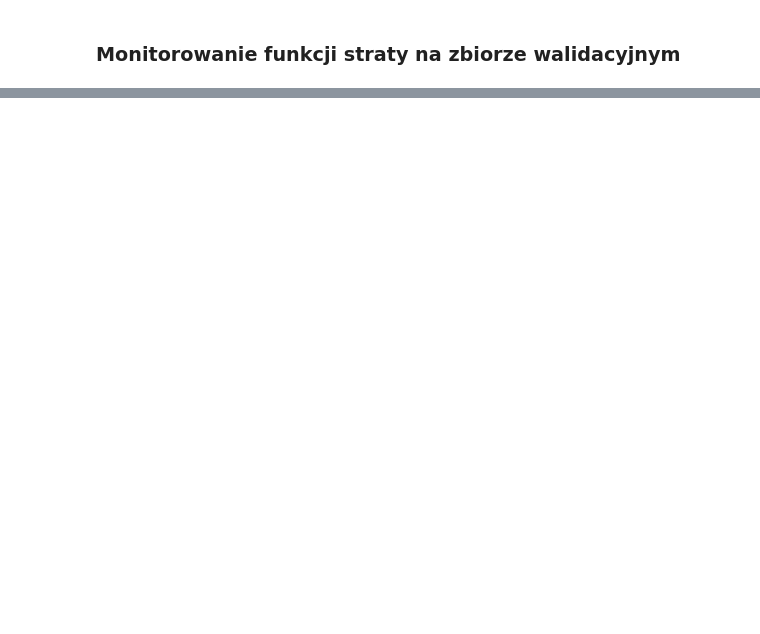
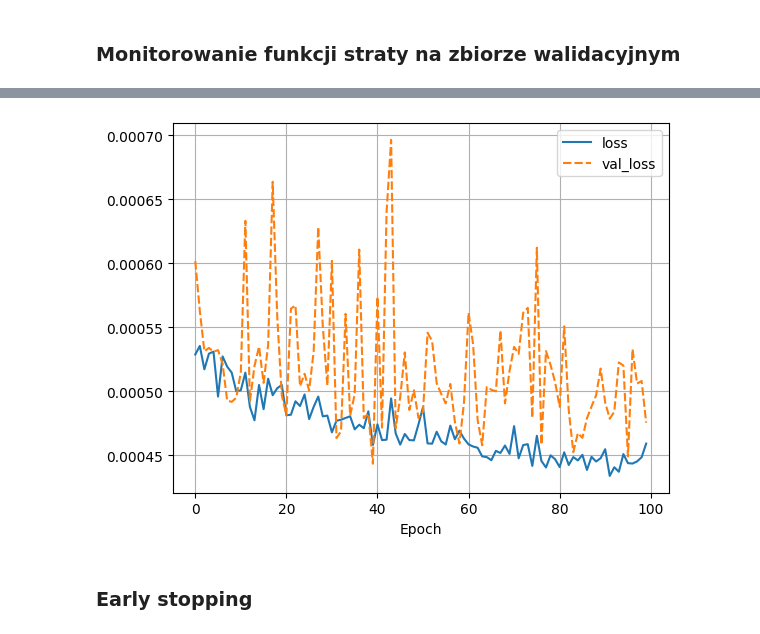
Before and after one commit to francesspot/AI_course, a Jupyter notebook: Ćwiczenia3/lista3.ipynb, the cells around one changed output, grey strips where cells are left out. Saved outputs shown, nothing was run; the diff lists cells and outputs as text; code cells hidden in the pictures; blank space fills up the shorter version.

Commit message:
wykonano resztę zadań z listy 3 - Monitorowanie funkcji straty na zbiorze walidacyjnym, Early stopping, Zmniejszanie learning rate’a i Test modelu

```diff
--- a/Ćwiczenia3/lista3.ipynb
+++ b/Ćwiczenia3/lista3.ipynb
@@ -149,2 +149,11 @@ Wynik MAE: 1.8219
 # %% [markdown]
 ### Monitorowanie funkcji straty na zbiorze walidacyjnym
+# %%
+optimizer = keras.optimizers.Adam(learning_rate=0.001)
+model.compile(optimizer= optimizer,loss="mse")
+
+initial_weights = model.get_weights()
+
+model.set_weights(initial_weights)
+# %%
+history = model.fit(X_train, y_train, epochs=100, validation_data=(X_valid, y_valid))
@@ -150,0 +178,6 @@ Wynik MAE: 1.8219
+# %%
+display_history(history)
+# %% [output]
+[figure, added]
+# %% [markdown]
+### Early stopping
```
Also changed, not shown: parts of 25 cells of this notebook.
